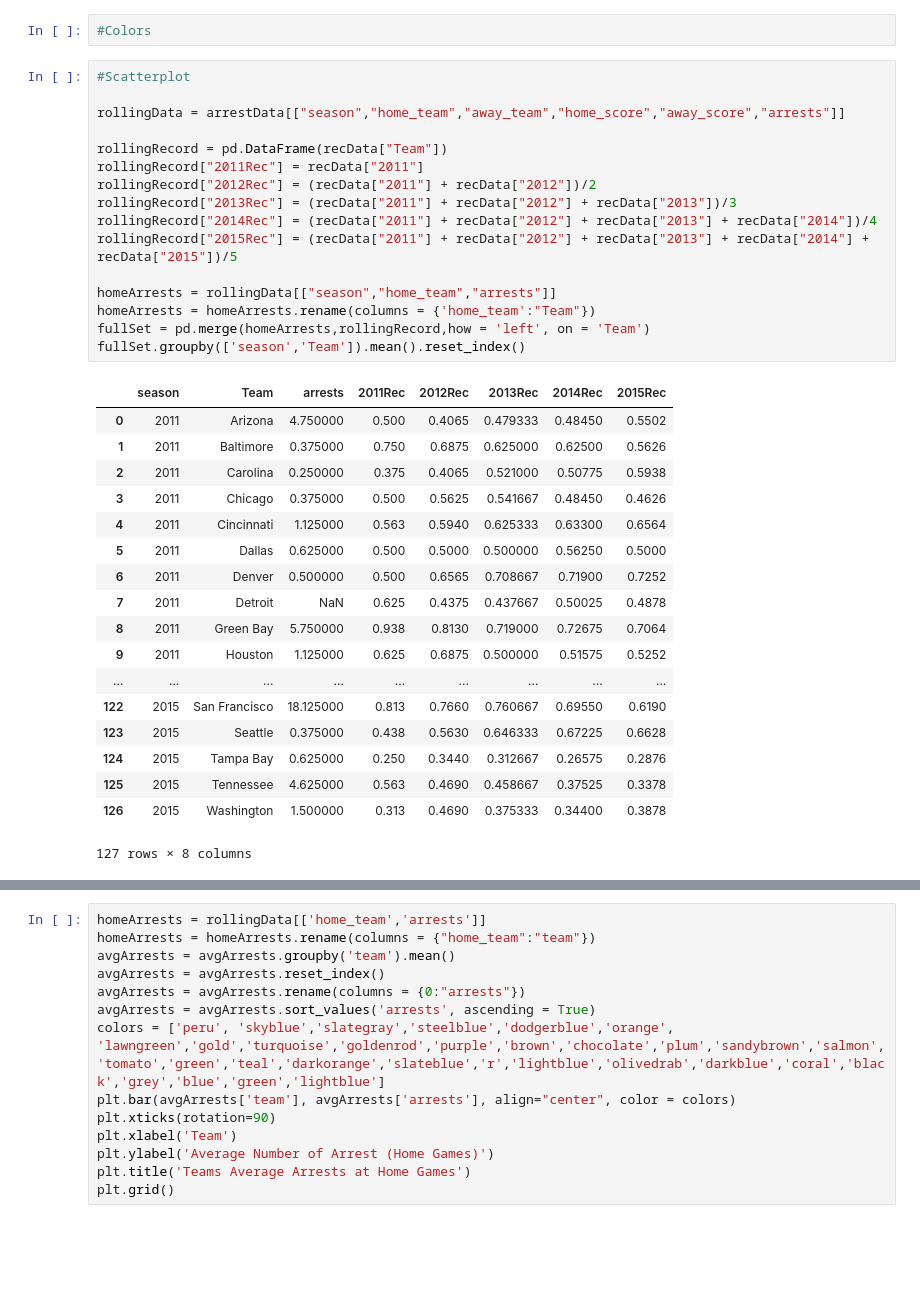
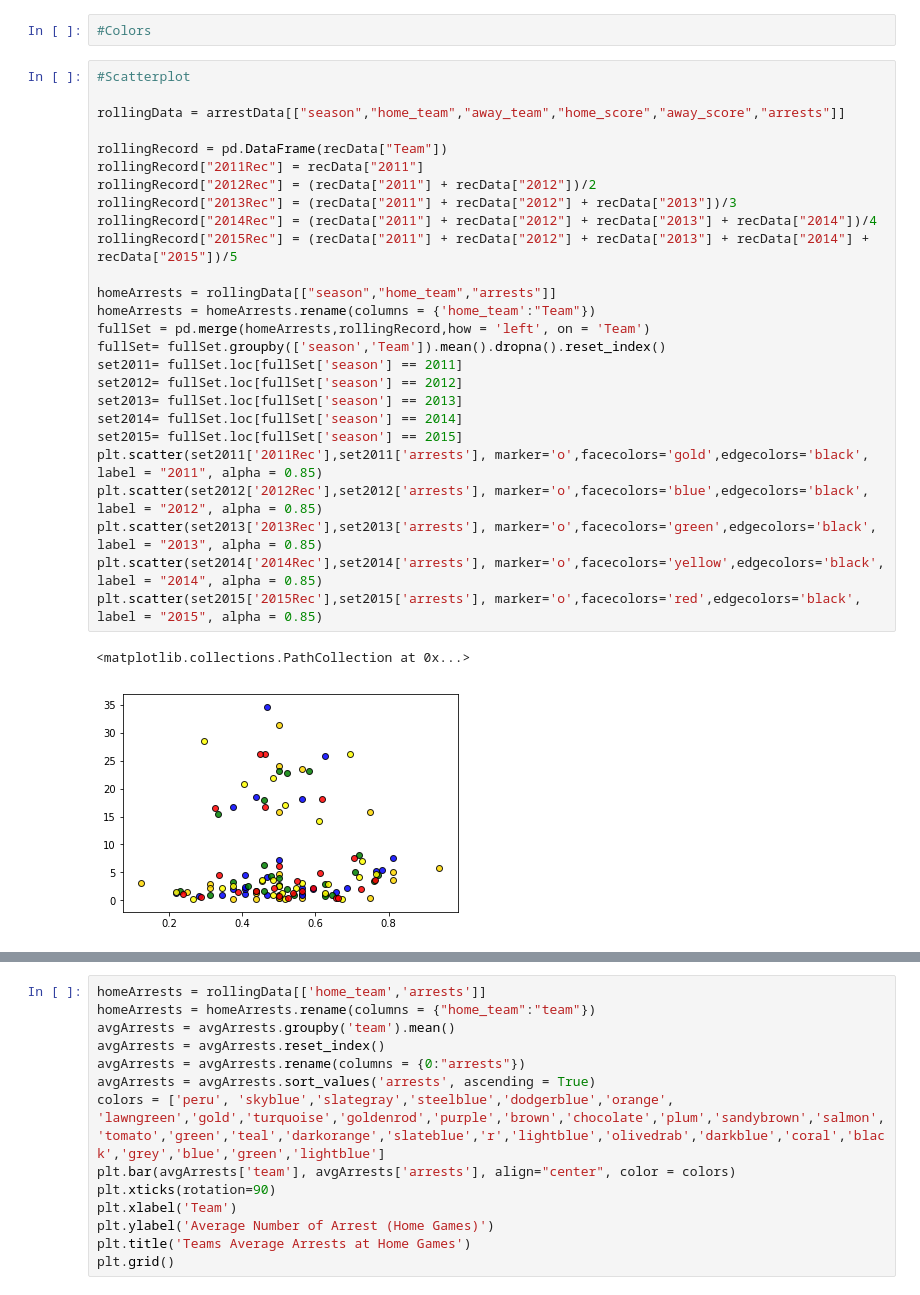
Before and after one commit to erictuscanes/Group-Project, a Jupyter notebook: Untitled.ipynb, the cells around one changed output, grey strips where cells are left out. Drawn from its saved outputs; the diff is of its cells as text; blank space fills up the shorter version.

Commit message:
Scatter Plots added

```diff
--- a/Untitled.ipynb
+++ b/Untitled.ipynb
@@ -27,35 +27,29 @@ recData.head()
 # %%
 #Scatterplot
 
 rollingData = arrestData[["season","home_team","away_team","home_score","away_score","arrests"]]
 
 rollingRecord = pd.DataFrame(recData["Team"])
 rollingRecord["2011Rec"] = recData["2011"]
 rollingRecord["2012Rec"] = (recData["2011"] + recData["2012"])/2
 rollingRecord["2013Rec"] = (recData["2011"] + recData["2012"] + recData["2013"])/3
 rollingRecord["2014Rec"] = (recData["2011"] + recData["2012"] + recData["2013"] + recData["2014"])/4
 rollingRecord["2015Rec"] = (recData["2011"] + recData["2012"] + recData["2013"] + recData["2014"] + recData["2015"])/5
 
 homeArrests = rollingData[["season","home_team","arrests"]]
 homeArrests = homeArrests.rename(columns = {'home_team':"Team"})
 fullSet = pd.merge(homeArrests,rollingRecord,how = 'left', on = 'Team')
-fullSet.groupby(['season','Team']).mean().reset_index()
+fullSet= fullSet.groupby(['season','Team']).mean().dropna().reset_index()
+set2011= fullSet.loc[fullSet['season'] == 2011]
+set2012= fullSet.loc[fullSet['season'] == 2012]
+set2013= fullSet.loc[fullSet['season'] == 2013]
+set2014= fullSet.loc[fullSet['season'] == 2014]
+set2015= fullSet.loc[fullSet['season'] == 2015]
+plt.scatter(set2011['2011Rec'],set2011['arrests'], marker='o',facecolors='gold',edgecolors='black', label = "2011", alpha = 0.85)
+plt.scatter(set2012['2012Rec'],set2012['arrests'], marker='o',facecolors='blue',edgecolors='black', label = "2012", alpha = 0.85)
+plt.scatter(set2013['2013Rec'],set2013['arrests'], marker='o',facecolors='green',edgecolors='black', label = "2013", alpha = 0.85)
+plt.scatter(set2014['2014Rec'],set2014['arrests'], marker='o',facecolors='yellow',edgecolors='black', label = "2014", alpha = 0.85)
+plt.scatter(set2015['2015Rec'],set2015['arrests'], marker='o',facecolors='red',edgecolors='black', label = "2015", alpha = 0.85)
 # %% [output]
-|  | season | Team | arrests | 2011Rec | 2012Rec | 2013Rec | 2014Rec | 2015Rec |
-| 0 | 2011 | Arizona | 4.750000 | 0.500 | 0.4065 | 0.479333 | 0.48450 | 0.5502 |
-| 1 | 2011 | Baltimore | 0.375000 | 0.750 | 0.6875 | 0.625000 | 0.62500 | 0.5626 |
-| 2 | 2011 | Carolina | 0.250000 | 0.375 | 0.4065 | 0.521000 | 0.50775 | 0.5938 |
-| 3 | 2011 | Chicago | 0.375000 | 0.500 | 0.5625 | 0.541667 | 0.48450 | 0.4626 |
-| 4 | 2011 | Cincinnati | 1.125000 | 0.563 | 0.5940 | 0.625333 | 0.63300 | 0.6564 |
-| 5 | 2011 | Dallas | 0.625000 | 0.500 | 0.5000 | 0.500000 | 0.56250 | 0.5000 |
-| 6 | 2011 | Denver | 0.500000 | 0.500 | 0.6565 | 0.708667 | 0.71900 | 0.7252 |
-| 7 | 2011 | Detroit | NaN | 0.625 | 0.4375 | 0.437667 | 0.50025 | 0.4878 |
-| 8 | 2011 | Green Bay | 5.750000 | 0.938 | 0.8130 | 0.719000 | 0.72675 | 0.7064 |
-| 9 | 2011 | Houston | 1.125000 | 0.625 | 0.6875 | 0.500000 | 0.51575 | 0.5252 |
-| ... | ... | ... | ... | ... | ... | ... | ... | ... |
-| 122 | 2015 | San Francisco | 18.125000 | 0.813 | 0.7660 | 0.760667 | 0.69550 | 0.6190 |
-| 123 | 2015 | Seattle | 0.375000 | 0.438 | 0.5630 | 0.646333 | 0.67225 | 0.6628 |
-| 124 | 2015 | Tampa Bay | 0.625000 | 0.250 | 0.3440 | 0.312667 | 0.26575 | 0.2876 |
-| 125 | 2015 | Tennessee | 4.625000 | 0.563 | 0.4690 | 0.458667 | 0.37525 | 0.3378 |
-| 126 | 2015 | Washington | 1.500000 | 0.313 | 0.4690 | 0.375333 | 0.34400 | 0.3878 |
-127 rows × 8 columns
+<matplotlib.collections.PathCollection at 0x...>
+[figure, added]
```
Also changed, not shown: parts of 2 cells of this notebook.
